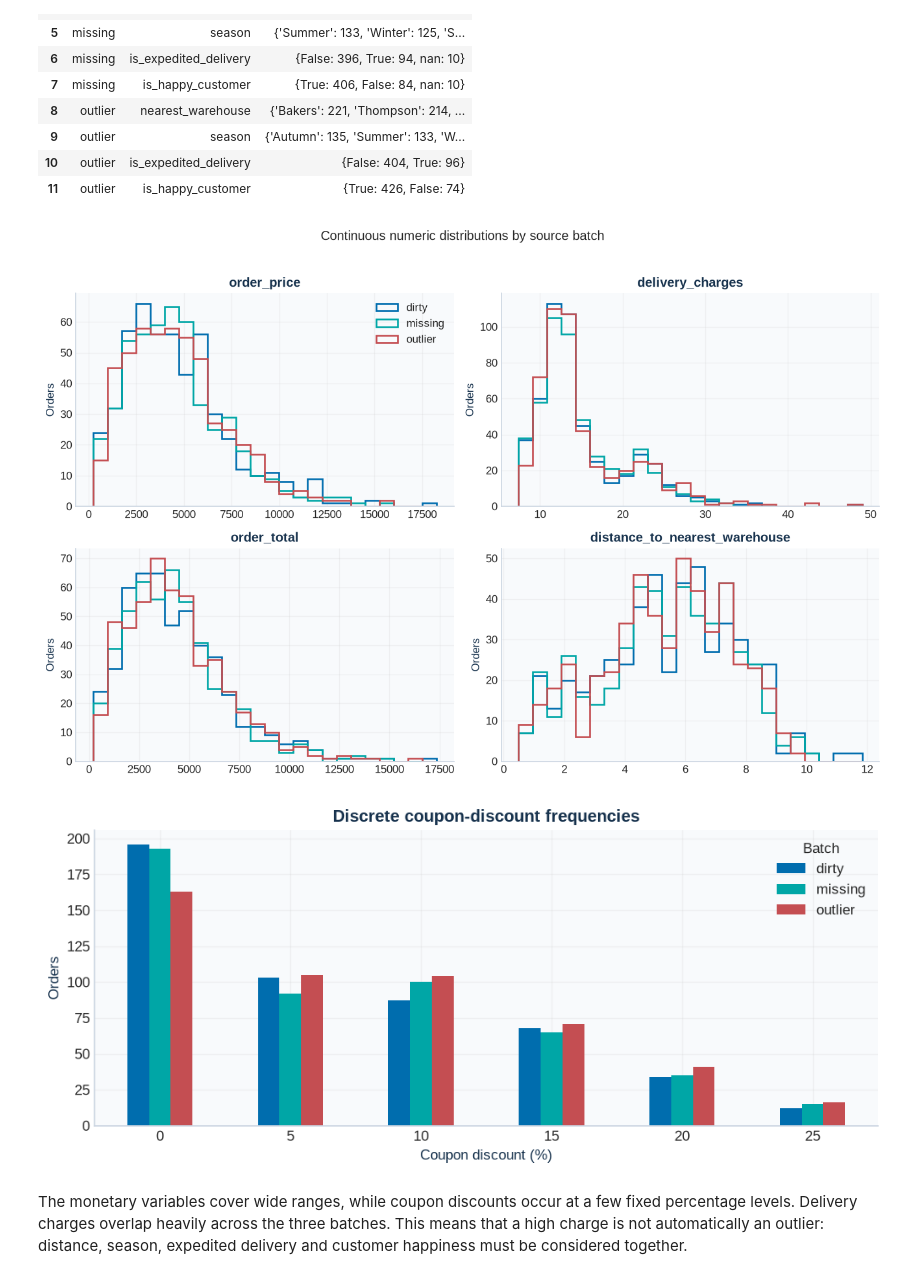
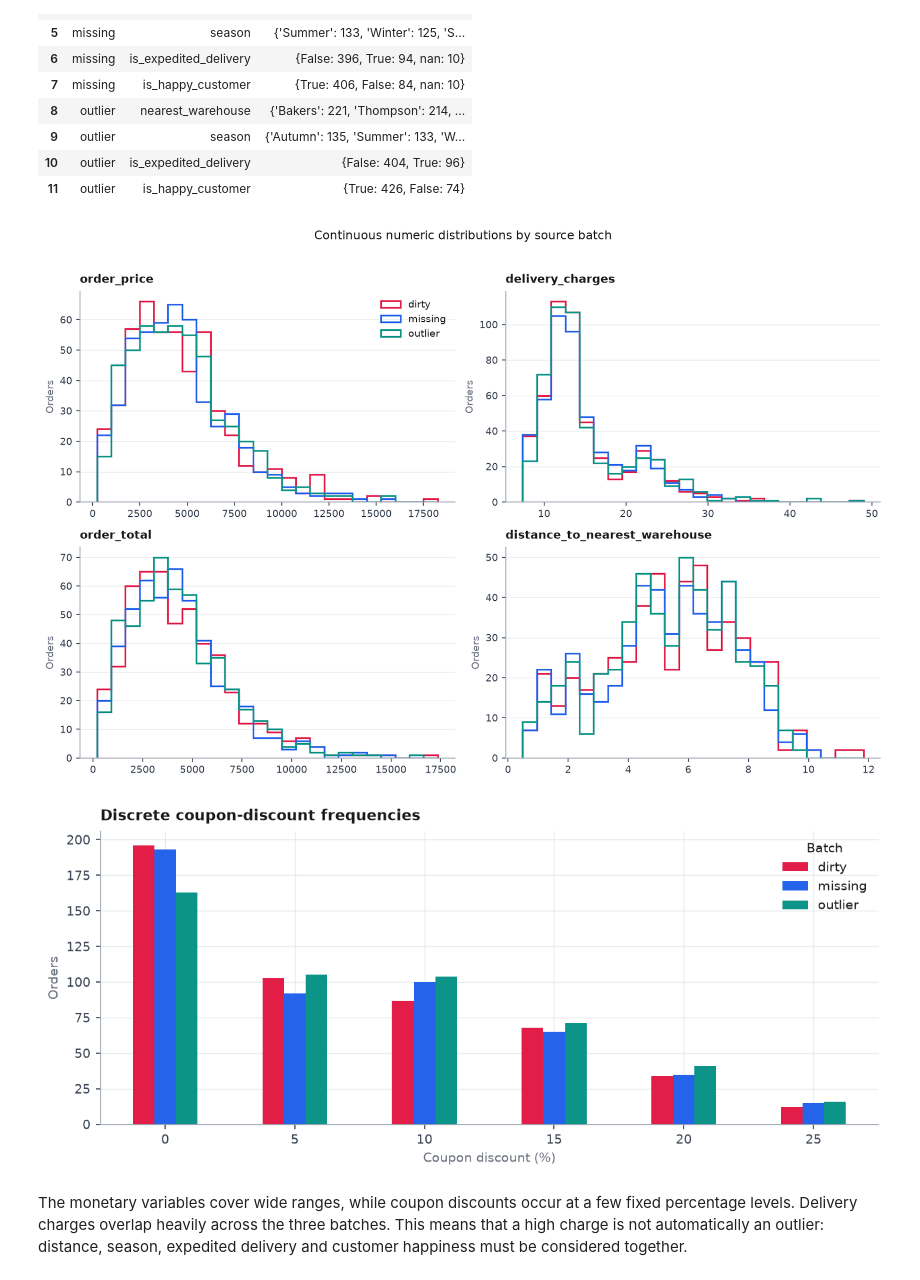
Before and after one commit to ZGHL/FIT5196-A2, a Jupyter notebook: notebooks/Group030_solution.ipynb, the cells around one changed output. Saved outputs shown, nothing was run; the diff lists cells and outputs as text; code cells hidden in the pictures.

Commit message:
Reuse A1 visual style and monochrome branding

```diff
--- a/notebooks/Group030_solution.ipynb
+++ b/notebooks/Group030_solution.ipynb
@@ -152,20 +162,34 @@ We use one set of Matplotlib defaults so the figures have consistent fonts, grid
 # %%
-# Purpose: keep figure appearance consistent across the report.
-plt.style.use("seaborn-v0_8-whitegrid")
+# Purpose: apply the A1 statistical-report style to every Matplotlib figure.
+pd.set_option("display.max_columns", 30)
 plt.rcParams.update({
-    "figure.dpi": 120,
-    "savefig.dpi": 180,
+    "figure.dpi": 150,
+    "savefig.dpi": 150,
+    "savefig.bbox": "tight",
     "figure.facecolor": "white",
-    "axes.facecolor": "#F8FAFC",
-    "axes.edgecolor": "#CBD5E1",
-    "axes.titlecolor": NAVY,
-    "axes.titleweight": "bold",
-    "axes.labelcolor": NAVY,
+    "font.family": "DejaVu Sans",
+    "font.size": 9,
+    "text.color": INK,
+    "axes.facecolor": "white",
+    "axes.labelcolor": MUTED,
+    "axes.edgecolor": "#9ca3af",
+    "axes.linewidth": 0.8,
     "axes.spines.top": False,
     "axes.spines.right": False,
-    "grid.alpha": 0.22,
+    "axes.titlecolor": INK,
+    "axes.titleweight": "bold",
+    "axes.titlesize": 10.5,
+    "axes.titlelocation": "left",
+    "axes.titlepad": 8,
+    "axes.grid": True,
+    "axes.grid.axis": "y",
+    "axes.axisbelow": True,
+    "grid.color": GRID,
+    "grid.linewidth": 0.7,
+    "grid.alpha": 0.9,
+    "xtick.color": "#374151",
+    "ytick.color": "#374151",
     "legend.frameon": False,
-    "font.size": 10,
 })
 # %% [markdown]
 Finally, we adjust two pandas display settings so that wide validation tables are easier to read. These options only affect how tables appear in the notebook; they do not change the data.
@@ -437,36 +461,36 @@ display(pd.DataFrame(categorical_summary))
 # Purpose: compare continuous distributions and the discrete discount separately.
 continuous_numeric = [
     "order_price", "delivery_charges", "order_total",
     "distance_to_nearest_warehouse",
 ]
-batch_colours = {"dirty": MONASH_BLUE, "missing": TEAL, "outlier": CORAL}
+batch_colours = BATCH_COLOURS
 
 fig, axes = plt.subplots(2, 2, figsize=(11, 7))
 for axis, column in zip(axes.flatten(), continuous_numeric):
     pooled = pd.concat([frame[column].dropna() for frame in raw_batches.values()])
     bins = np.histogram_bin_edges(pooled, bins=24)
     for batch_name, frame in raw_batches.items():
         axis.hist(frame[column].dropna(), bins=bins, histtype="step", linewidth=1.6,
                   color=batch_colours[batch_name], label=batch_name)
     axis.set(title=column, ylabel="Orders")
 axes[0, 0].legend(frameon=False)
 fig.suptitle("Continuous numeric distributions by source batch", y=1.02)
 plt.tight_layout()
 plt.show()
 
 discount_counts = pd.concat(
     {name: frame["coupon_discount"].value_counts().sort_index() for name, frame in raw_batches.items()},
     axis=1,
 ).fillna(0)
 ax = discount_counts.plot(kind="bar", figsize=(8.5, 3.8), color=list(batch_colours.values()))
 ax.set(xlabel="Coupon discount (%)", ylabel="Orders", title="Discrete coupon-discount frequencies")
 ax.legend(title="Batch", frameon=False)
 plt.xticks(rotation=0)
 plt.tight_layout()
 plt.show()
 # %% [output]
-[figure, old version]
+[figure, new version]
-[figure, old version]
+[figure, new version]
 # %% [markdown]
 The monetary variables cover wide ranges, while coupon discounts occur at a few fixed percentage levels. Delivery charges overlap heavily across the three batches. This means that a high charge is not automatically an outlier: distance, season, expedited delivery and customer happiness must be considered together.
 # %% [markdown]
```
Also changed, not shown: parts of 18 cells of this notebook, 1 other file.
